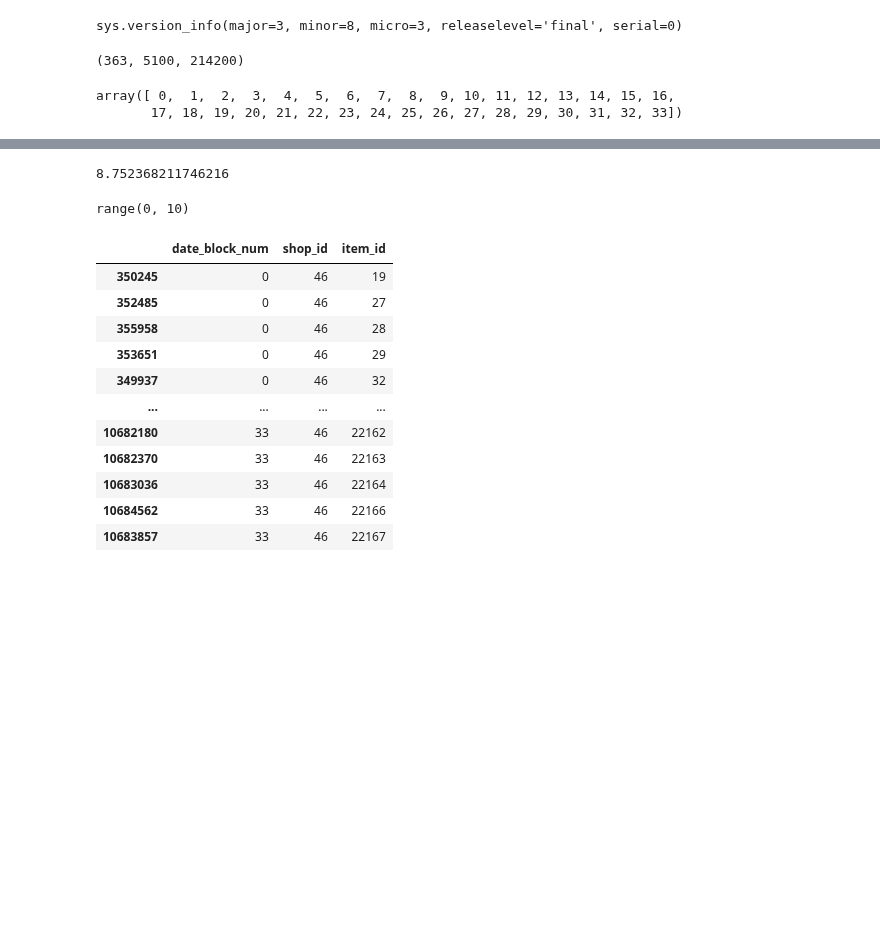
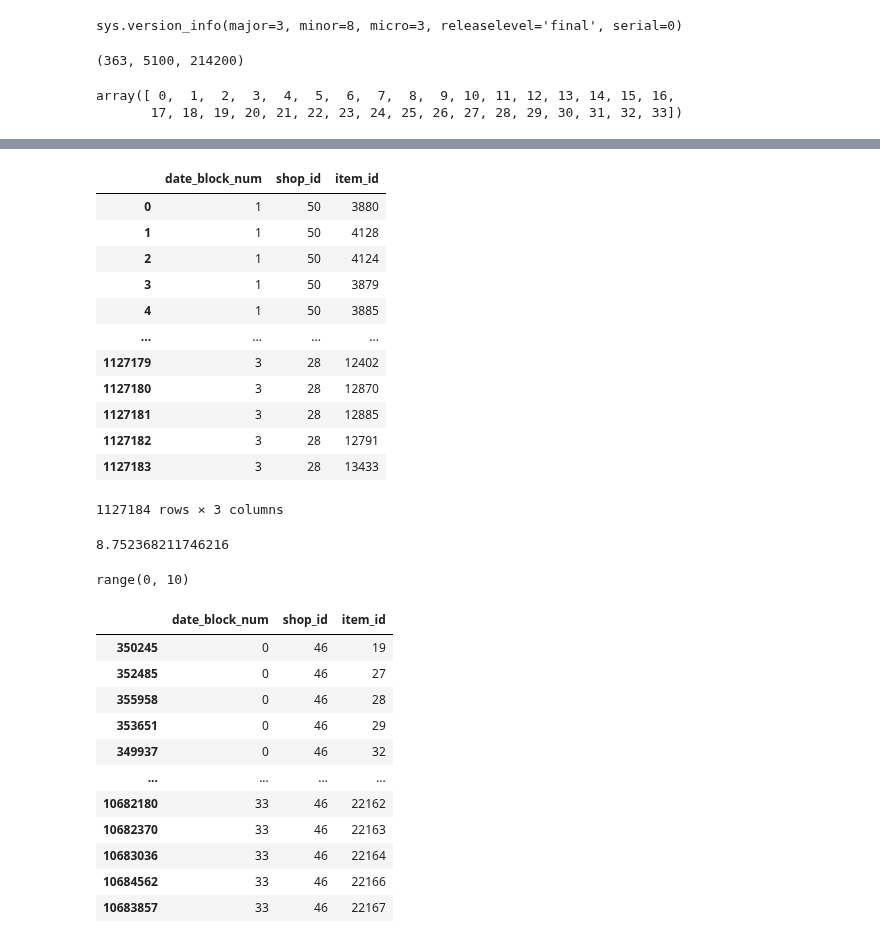
Before and after one commit to ducksfrogs/ma_kaggle, a Jupyter notebook: future_sales/feature_xgb-Copy1.ipynb, the cells around one changed output, grey strips where cells are left out. Drawn from its saved outputs; the diff is of its cells as text; code cells hidden in the pictures; blank space fills up the shorter version.

```diff
--- a/future_sales/feature_xgb-Copy1.ipynb
+++ b/future_sales/feature_xgb-Copy1.ipynb
@@ -71,0 +74,6 @@ array([ 0,  1,  2,  3,  4,  5,  6,  7,  8,  9, 10, 11, 12, 13, 14, 15, 16,
+# %%
+sales = train[train.date_block_num==1]
+# %%
+matrix = []
+# %%
+matrix.append(np.array(list(product([3],sales.shop_id.unique(), sales.item_id.unique()))))
@@ -72,3 +107,21 @@ array([ 0,  1,  2,  3,  4,  5,  6,  7,  8,  9, 10, 11, 12, 13, 14, 15, 16,
+# %%
+matrix = pd.DataFrame(np.vstack(matrix), columns=cols)
+# %%
+matrix
+# %% [output]
+|  | date_block_num | shop_id | item_id |
+| 0 | 1 | 50 | 3880 |
+| 1 | 1 | 50 | 4128 |
+| 2 | 1 | 50 | 4124 |
+| 3 | 1 | 50 | 3879 |
+| 4 | 1 | 50 | 3885 |
+| ... | ... | ... | ... |
+| 1127179 | 3 | 28 | 12402 |
+| 1127180 | 3 | 28 | 12870 |
+| 1127181 | 3 | 28 | 12885 |
+| 1127182 | 3 | 28 | 12791 |
+| 1127183 | 3 | 28 | 13433 |
+1127184 rows × 3 columns
 # %%
 ts = time.time()
 matrix = []
```
Also changed, not shown: parts of 4 cells of this notebook, 1 other file.
